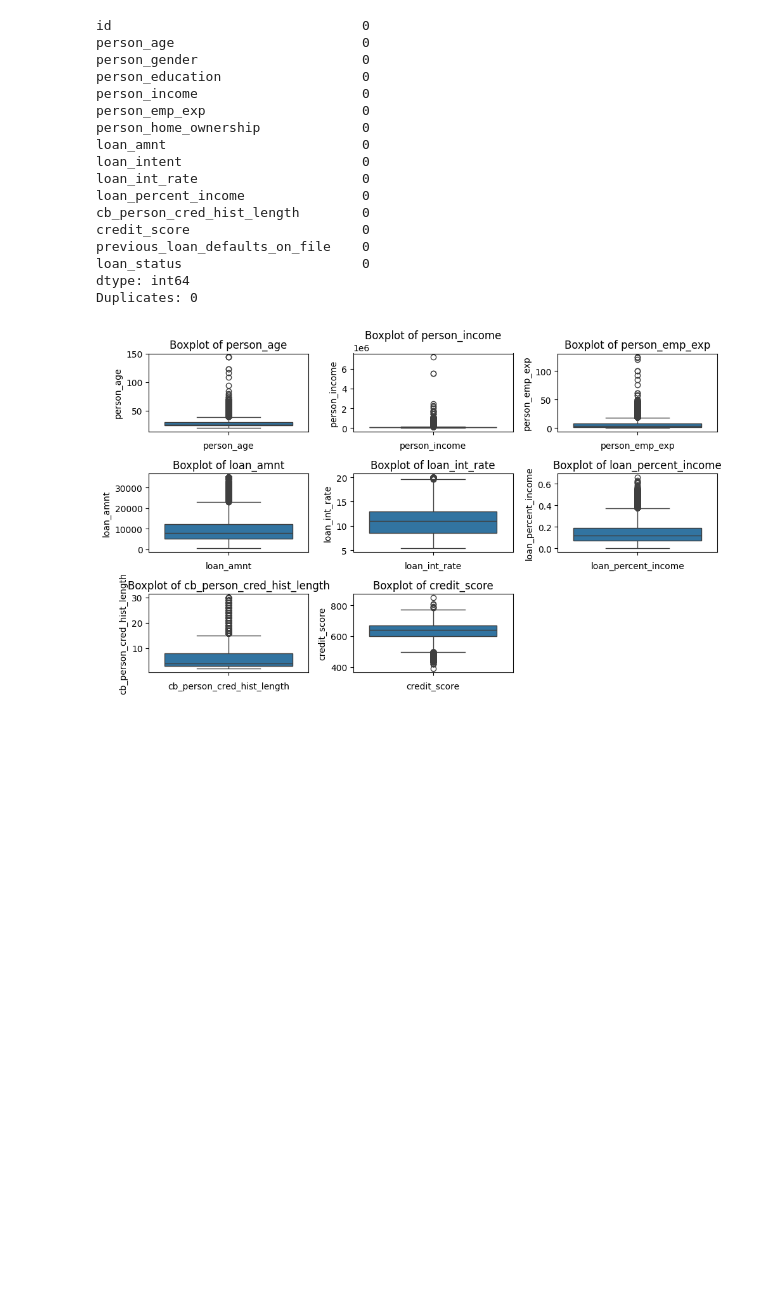
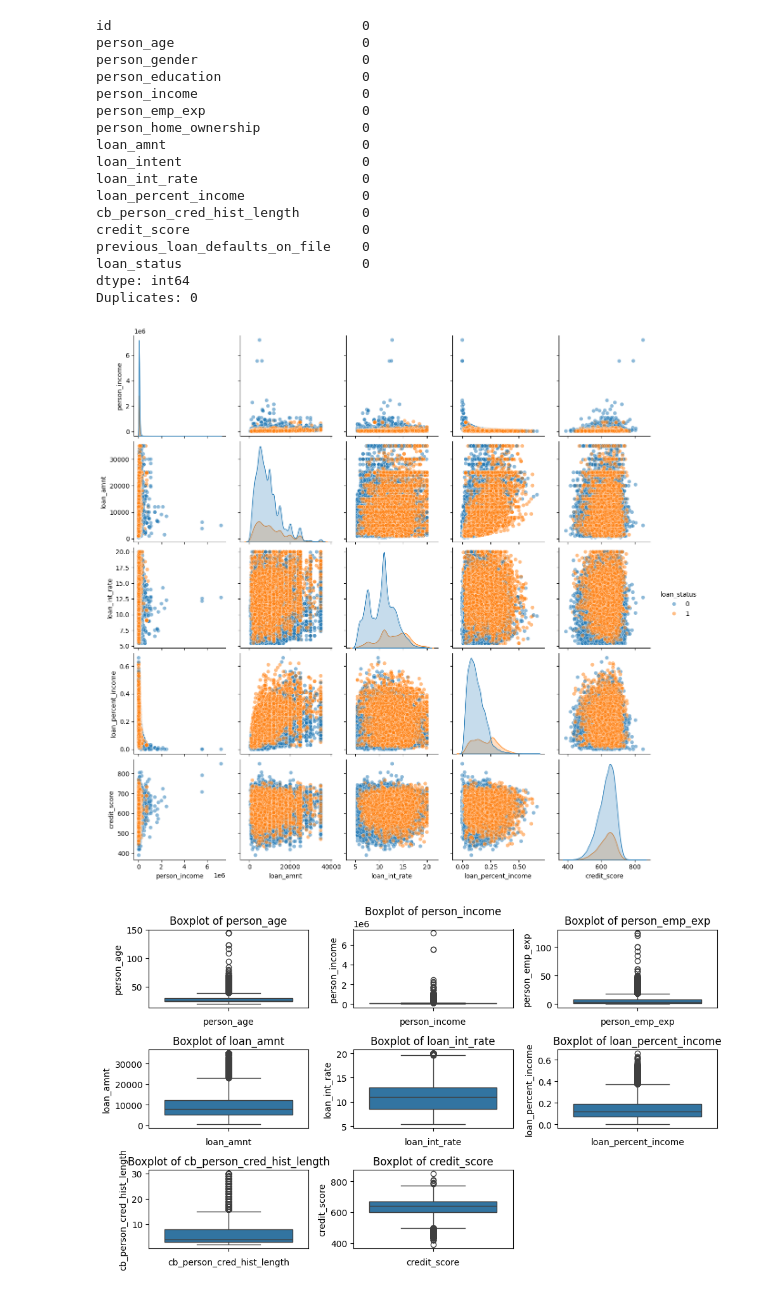
Before and after one commit to melek002/LoanPrediction, a Jupyter notebook: newloan.ipynb, the cells around one changed output. Drawn from its saved outputs; the diff is of its cells as text; code cells hidden in the pictures; blank space fills up the shorter version.

```diff
--- a/newloan.ipynb
+++ b/newloan.ipynb
@@ -85,17 +85,19 @@ loan_status                       0
 dtype: int64
 Duplicates: 0
 # %%
-# selected_cols = [
-#     'person_income',
-#     'loan_amnt',
-#     'loan_int_rate',
-#     'loan_percent_income',
-#     'credit_score',
-#     'loan_status',
-# ]
+selected_cols = [
+     'person_income',
+     'loan_amnt',
+     'loan_int_rate',
+     'loan_percent_income',
+     'credit_score',
+     'loan_status',
+ ]
 
-# sns.pairplot(data[selected_cols], hue='loan_status', diag_kind='kde', plot_kws={'alpha': 0.5})
-# plt.show()
+sns.pairplot(data[selected_cols], hue='loan_status', diag_kind='kde', plot_kws={'alpha': 0.5})
+plt.show()
+# %% [output]
+[figure, added]
 # %%
 # Categorical features
 cat_features = [
```
Also changed, not shown: parts of 14 cells of this notebook, 8 other files.
